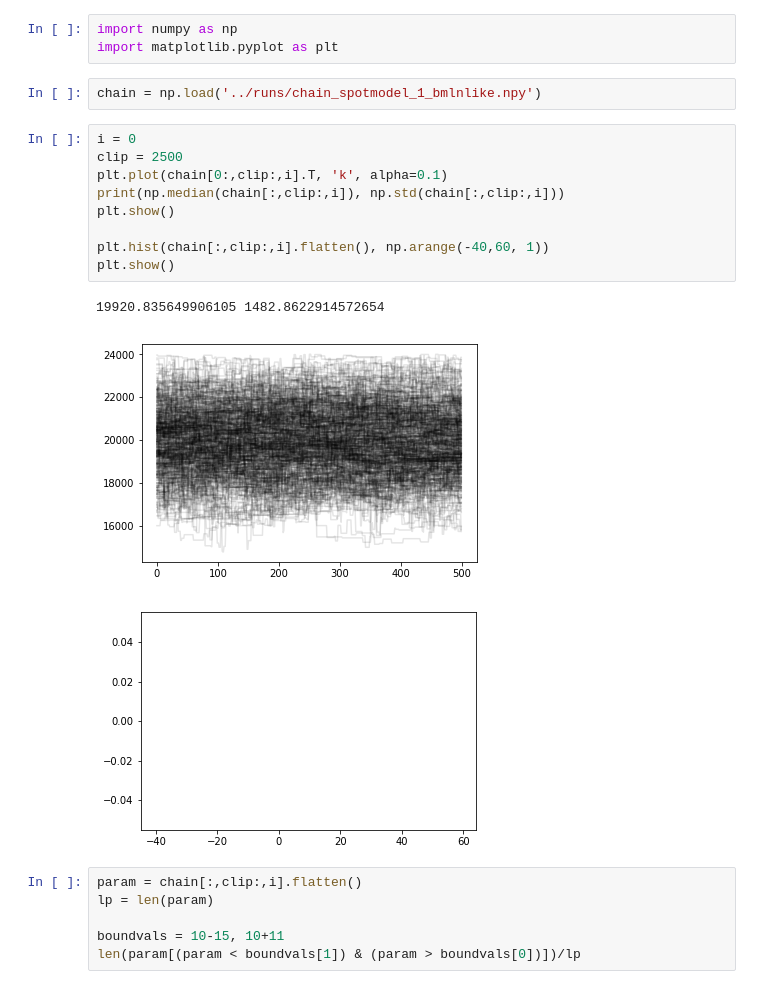
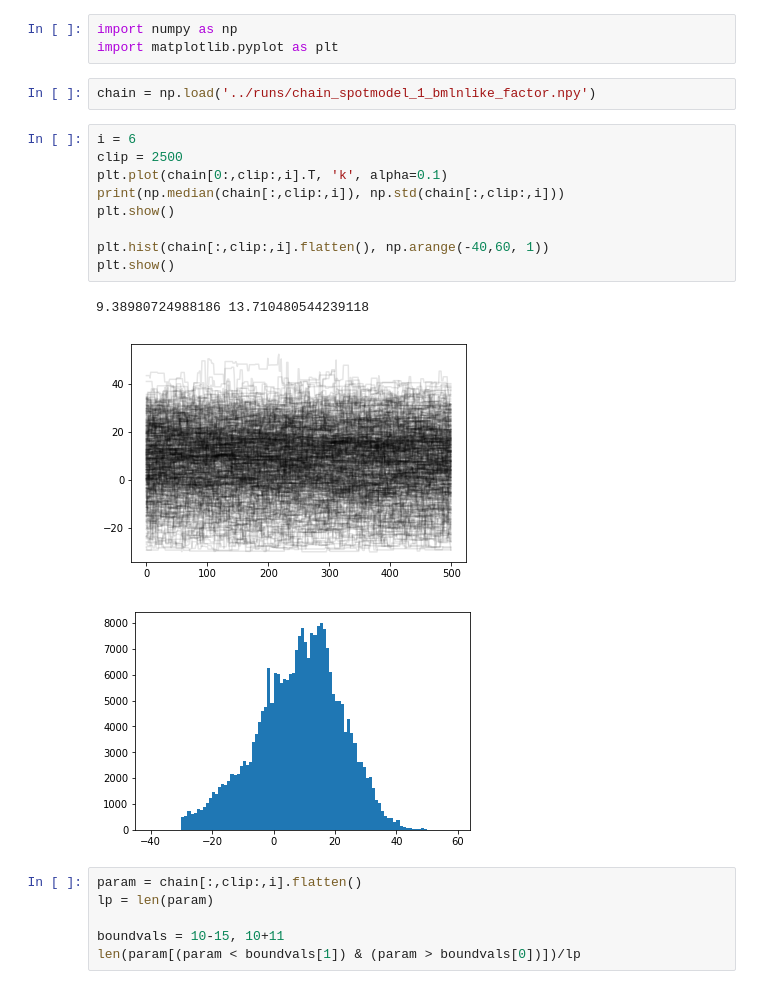
Before and after one commit to benmontet/rm_fits, a Jupyter notebook: notebooks/plot_spot_chains.ipynb, the cells around one changed output. Drawn from its saved outputs; the diff is of its cells as text.

Commit message:
remaking plots

```diff
--- a/notebooks/plot_spot_chains.ipynb
+++ b/notebooks/plot_spot_chains.ipynb
@@ -2,20 +2,20 @@
 import numpy as np
 import matplotlib.pyplot as plt
 # %%
-chain = np.load('../runs/chain_spotmodel_1_bmlnlike.npy')
+chain = np.load('../runs/chain_spotmodel_1_bmlnlike_factor.npy')
 # %%
-i = 0
+i = 6
 clip = 2500
 plt.plot(chain[0:,clip:,i].T, 'k', alpha=0.1)
 print(np.median(chain[:,clip:,i]), np.std(chain[:,clip:,i]))
 plt.show()
 
 plt.hist(chain[:,clip:,i].flatten(), np.arange(-40,60, 1))
 plt.show()
 # %% [output]
-19920.835649906105 1482.8622914572654
+9.38980724988186 13.710480544239118
-[figure, old version]
+[figure, new version]
-[figure, old version]
+[figure, new version]
 # %%
 param = chain[:,clip:,i].flatten()
 lp = len(param)
```
Also changed, not shown: parts of 2 cells of this notebook, 1 other file.
